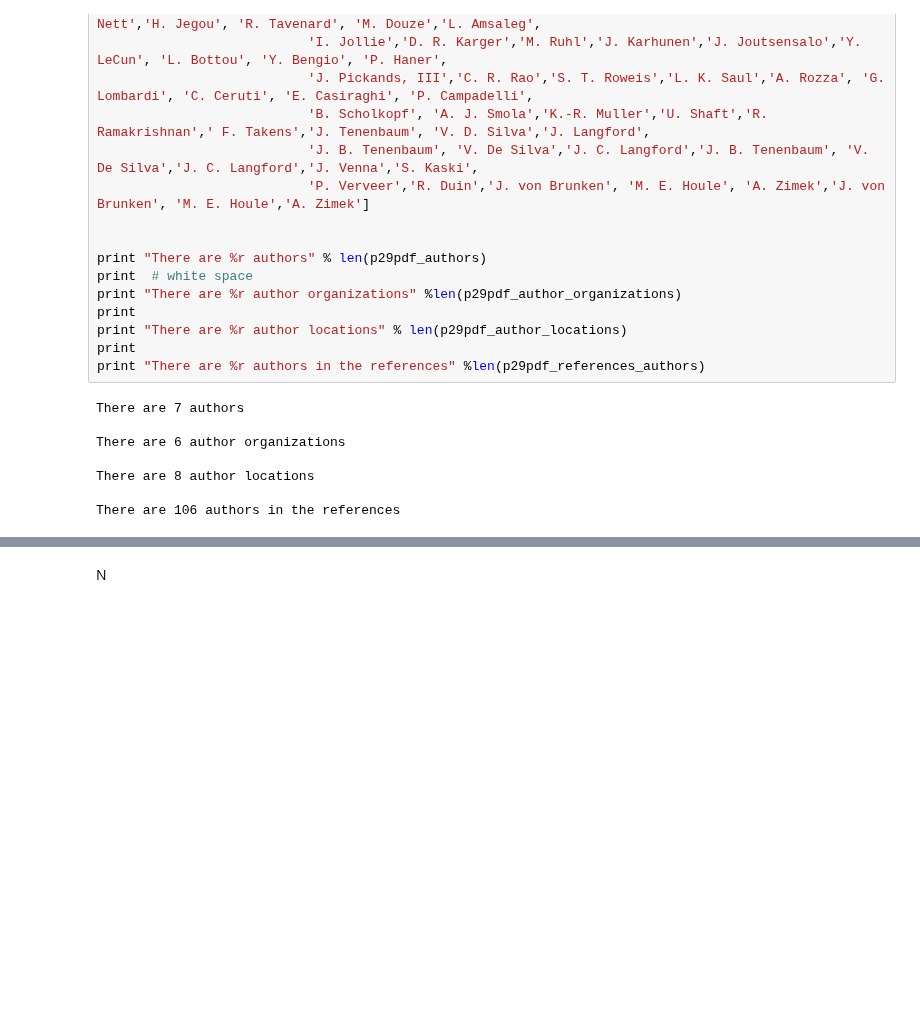
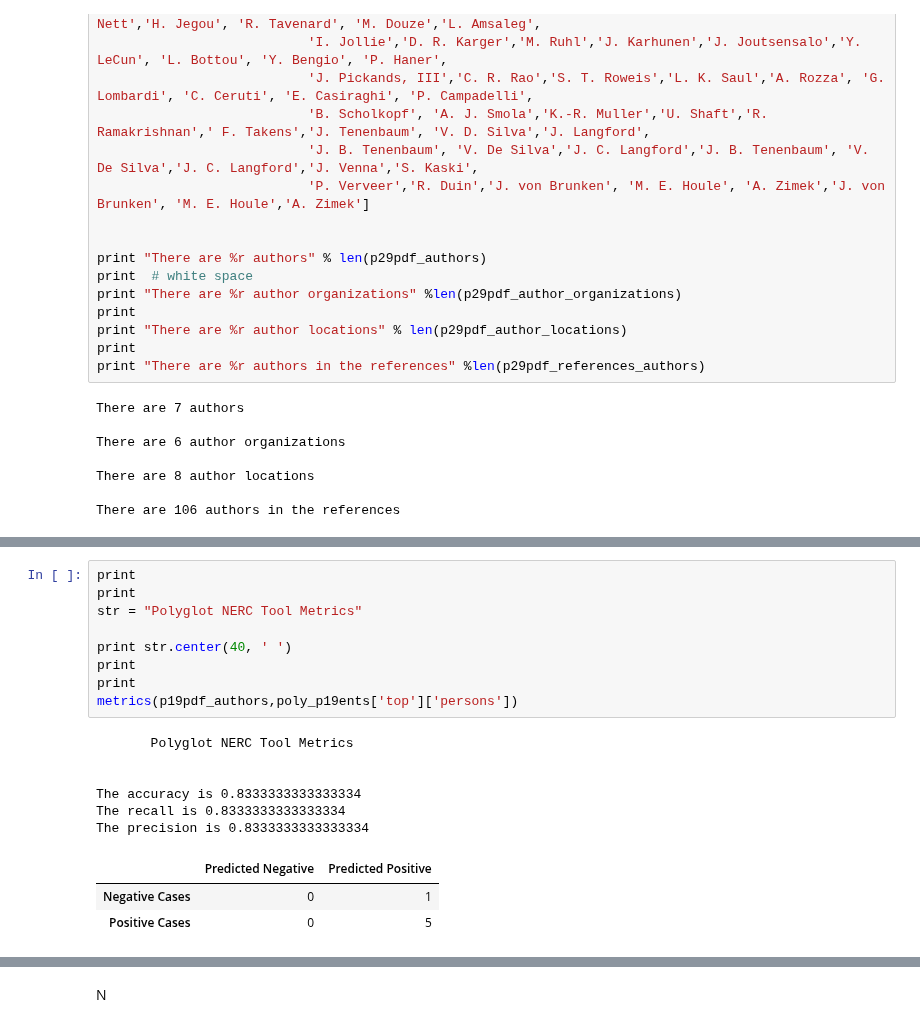
Before and after one commit to linwoodc3/LC3-Creations, a Jupyter notebook: DDL/namedentityblog/blogdraft.ipynb, the cells around one changed output, grey strips where cells are left out. Drawn from its saved outputs; the diff is of its cells as text; blank space fills up the shorter version.

```diff
--- a/DDL/namedentityblog/blogdraft.ipynb
+++ b/DDL/namedentityblog/blogdraft.ipynb
@@ -749,0 +781,19 @@ Common persons in each list (These are the entities that matched exactly!)
+# %%
+print
+print
+str = "Polyglot NERC Tool Metrics"
+
+print str.center(40, ' ')
+print
+print
+metrics(p19pdf_authors,poly_p19ents['top']['persons'])
+# %% [output]
+       Polyglot NERC Tool Metrics
+
+
+The accuracy is 0.8333333333333334
+The recall is 0.8333333333333334
+The precision is 0.8333333333333334
+|  | Predicted Negative | Predicted Positive |
+| Negative Cases | 0 | 1 |
+| Positive Cases | 0 | 5 |
```
Also changed, not shown: parts of 62 cells of this notebook.
